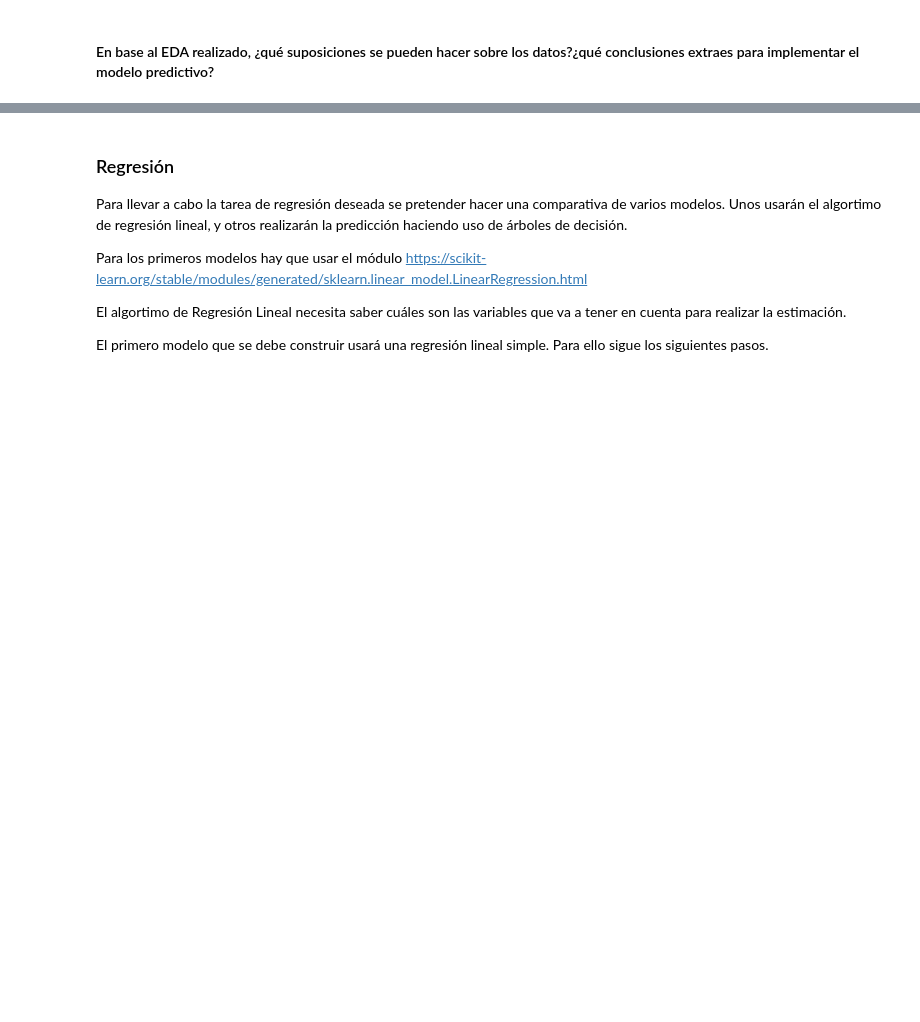
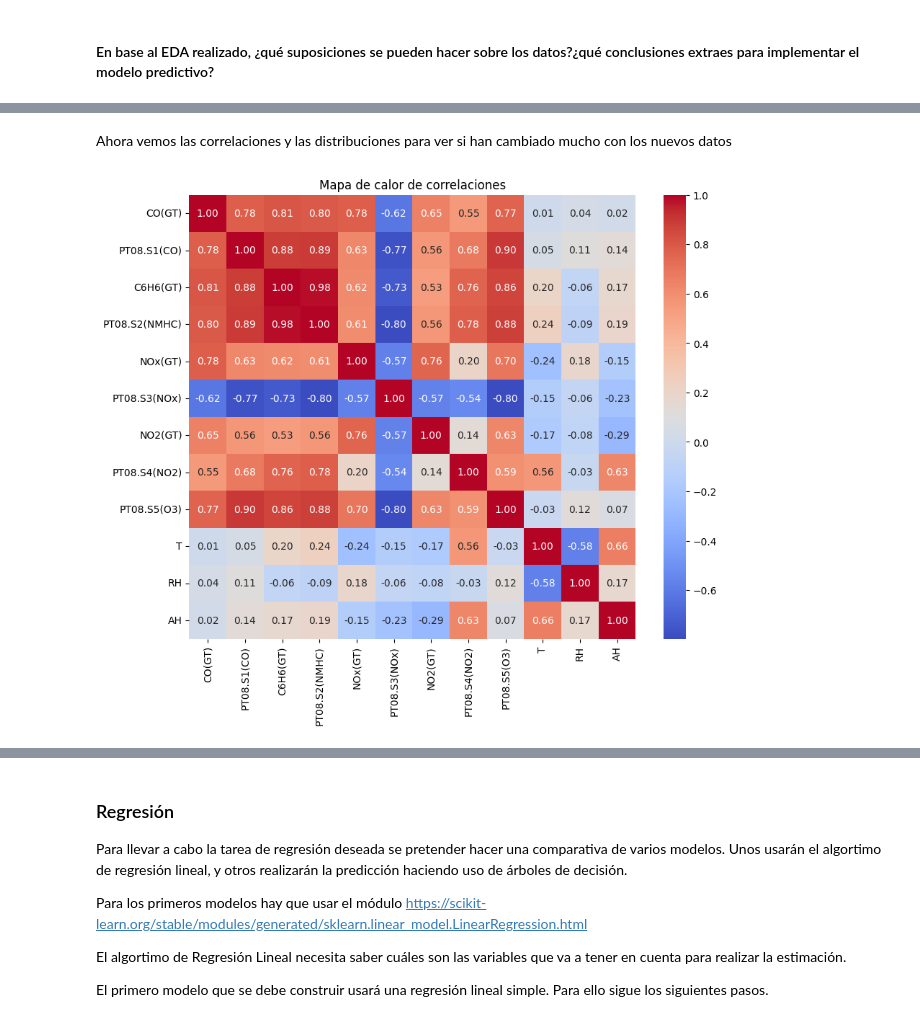
Before and after one commit to cabamarcos/AirQualityPrediction, a Jupyter notebook: Laboratorio_Actividad_1.ipynb, the cells around one changed output, grey strips where cells are left out. Drawn from its saved outputs; the diff is of its cells as text; code cells hidden in the pictures; blank space fills up the shorter version.

```diff
--- a/Laboratorio_Actividad_1.ipynb
+++ b/Laboratorio_Actividad_1.ipynb
@@ -384,0 +328,15 @@ Columnas a eliminar por redundancia: ['PT08.S2(NMHC)']
+# %%
+# Imputar los valores nulos con la media
+
+cols_media = ['PT08.S1(CO)', 'NO2(GT)', 'PT08.S4(NO2)', 'PT08.S5(O3)', 'T', 'RH', 'AH']
+
+# Imputar con la media
+for col in cols_media:
+    df_corr[col] = df_corr[col].fillna(df_corr[col].mean())
+# %%
+#imputar valores nulos con la mediana
+cols_mediana = ['CO(GT)', 'C6H6(GT)', 'PT08.S2(NMHC)', 'NOx(GT)', 'PT08.S3(NOx)']
+
+# Imputar con la mediana
+for col in cols_mediana:
+    df_corr[col] = df_corr[col].fillna(df_corr[col].median())
@@ -384,0 +365,12 @@ Columnas a eliminar por redundancia: ['PT08.S2(NMHC)']
+# %% [markdown]
+Ahora vemos las correlaciones y las distribuciones para ver si han cambiado mucho con los nuevos datos
+# %%
+correlation_matrix = df_corr.corr()
+
+# Crear mapa de calor
+plt.figure(figsize=(10, 8))
+sns.heatmap(correlation_matrix, annot=True, cmap='coolwarm', fmt=".2f")
+plt.title('Mapa de calor de correlaciones')
+plt.show()
+# %% [output]
+[figure, added]
```
Also changed, not shown: parts of 44 cells of this notebook, 1 other file.
